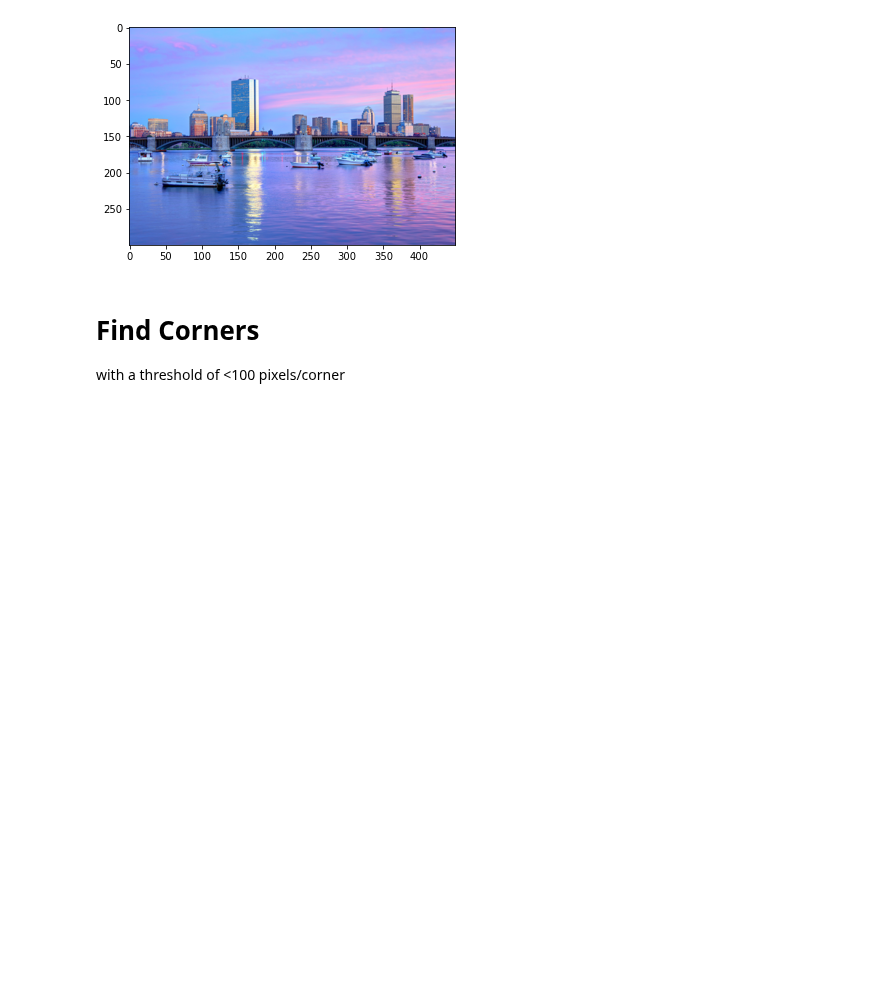
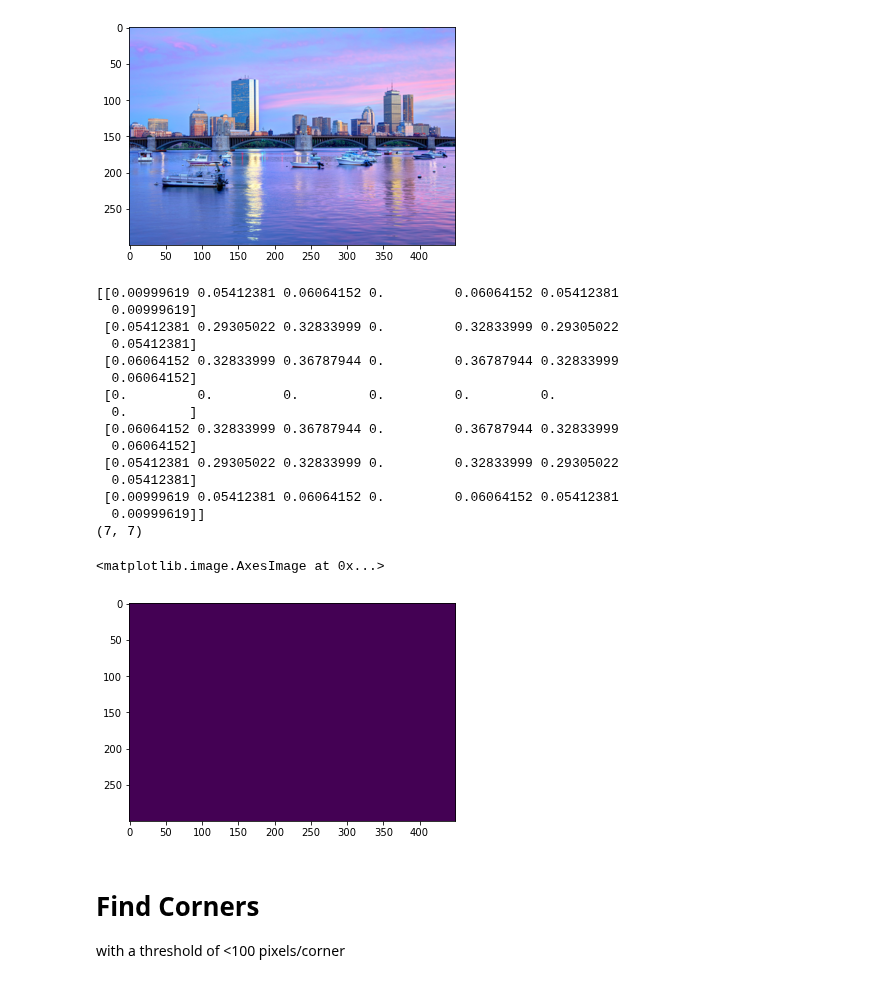
Before and after one commit to Tsmorz/computer-vision, a Jupyter notebook: Project 2/FeatureTracking.ipynb, the cells around one changed output. Cells and saved outputs as stored; diff of their text form; code cells hidden in the pictures; blank space fills up the shorter version.

Commit message:
new folder and gaussian derivative

```diff
--- a/Project 2/FeatureTracking.ipynb
+++ b/Project 2/FeatureTracking.ipynb
@@ -342,6 +342,42 @@ plt.imshow(image)
 # %% [output]
 <matplotlib.image.AxesImage at 0x...>
 [figure]
+# %%
+def gaussianEdge(image,sigma):
+    width = np.round(7*sigma)
+    if width%2 == 0:
+        width = width+1
+    x = np.arange(width)-np.floor(width-1)/2
+    gaussian = x**2*np.exp(-x**2/(2*sigma**2))
+    gaussian = np.reshape(gaussian,[gaussian.size,1])
+    gaussian = np.dot(gaussian,gaussian.T)
+    print(gaussian)
+    print(gaussian.shape)
+    blurred = nd.convolve(image,gaussian)
+
+    return blurred
+
+sigma = 1
+image1 = gaussianEdge(gray,sigma)
+plt.imshow(image1 <= 0.1)
+# %% [output]
+[[0.00999619 0.05412381 0.06064152 0.         0.06064152 0.05412381
+  0.00999619]
+ [0.05412381 0.29305022 0.32833999 0.         0.32833999 0.29305022
+  0.05412381]
+ [0.06064152 0.32833999 0.36787944 0.         0.36787944 0.32833999
+  0.06064152]
+ [0.         0.         0.         0.         0.         0.
+  0.        ]
+ [0.06064152 0.32833999 0.36787944 0.         0.36787944 0.32833999
+  0.06064152]
+ [0.05412381 0.29305022 0.32833999 0.         0.32833999 0.29305022
+  0.05412381]
+ [0.00999619 0.05412381 0.06064152 0.         0.06064152 0.05412381
+  0.00999619]]
+(7, 7)
+<matplotlib.image.AxesImage at 0x...>
+[figure, added]
 # %% [markdown]
 # Find Corners
 with a threshold of <100 pixels/corner
```
Also changed, not shown: parts of 5 cells of this notebook, 9 other files.
